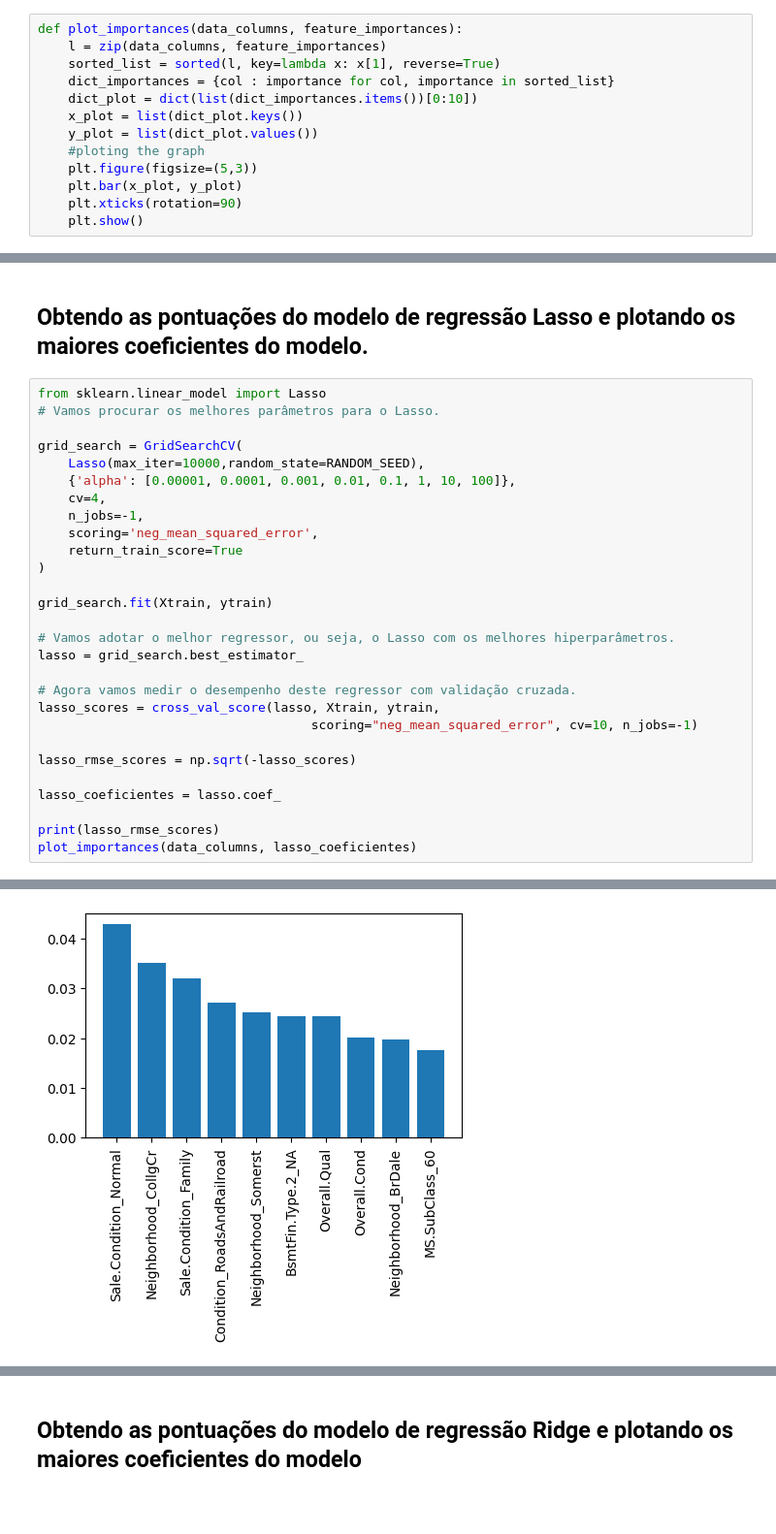
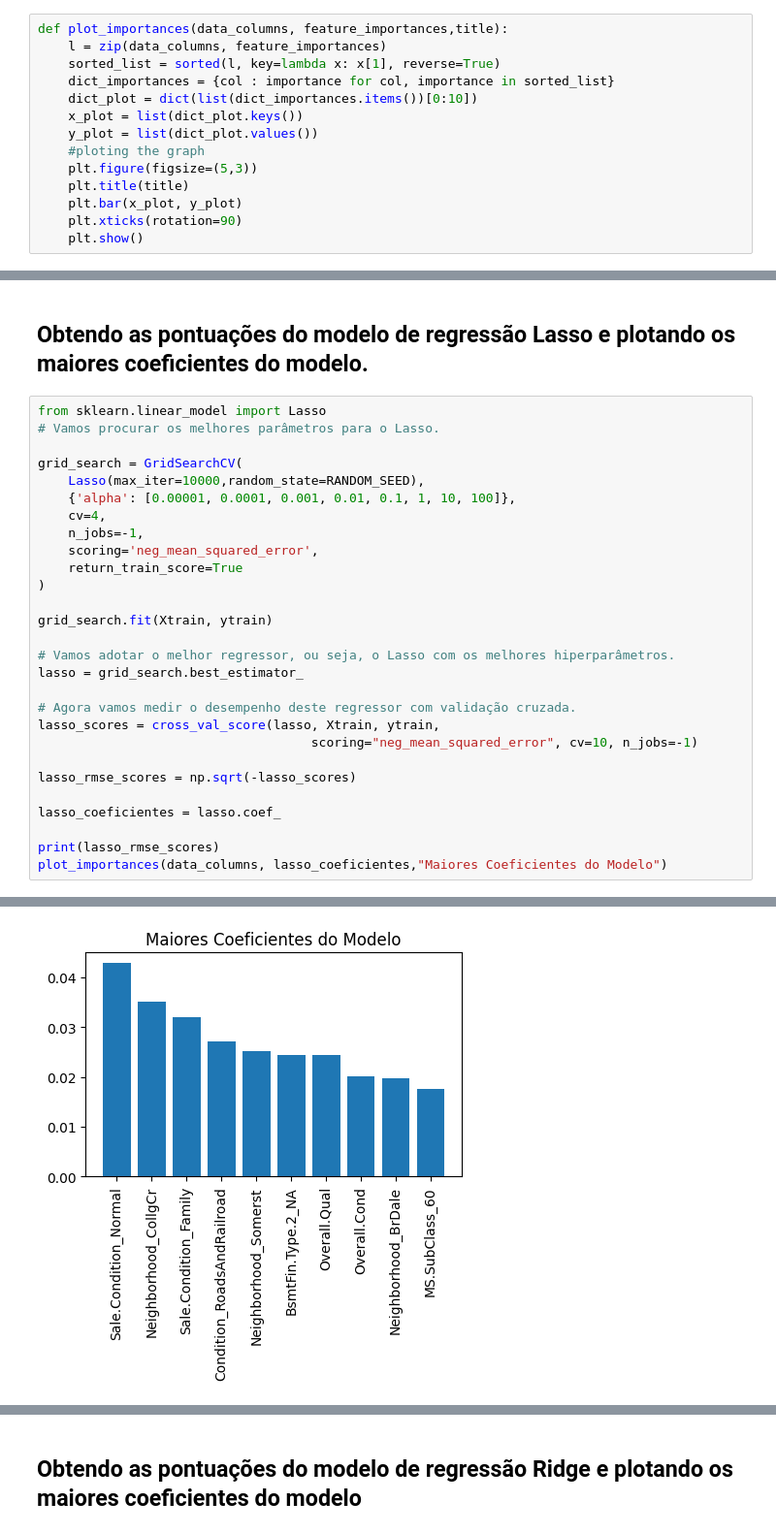
Before and after one commit to GustavoAntony/AmesML, a Jupyter notebook: notebooks/03_linear_regression_modeling.ipynb, the cells around one changed output, grey strips where cells are left out. Shown at 97% size. Cells and saved outputs as stored; diff of their text form; blank space fills up the shorter version.

```diff
--- a/notebooks/03_linear_regression_modeling.ipynb
+++ b/notebooks/03_linear_regression_modeling.ipynb
@@ -350,7 +350,7 @@ y.shape, ytrain.shape, ytest.shape
 # %% [output]
 ((2751,), (2063,), (688,))
 # %%
-def plot_importances(data_columns, feature_importances):
+def plot_importances(data_columns, feature_importances,title):
     l = zip(data_columns, feature_importances)
     sorted_list = sorted(l, key=lambda x: x[1], reverse=True)
     dict_importances = {col : importance for col, importance in sorted_list}
@@ -359,6 +359,7 @@ def plot_importances(data_columns, feature_importances):
     y_plot = list(dict_plot.values())
     #ploting the graph
     plt.figure(figsize=(5,3))
+    plt.title(title)
     plt.bar(x_plot, y_plot)
     plt.xticks(rotation=90)
     plt.show()
@@ -543,33 +544,33 @@ plot_importances(data_columns, feature_importances)
 # %%
 from sklearn.linear_model import Lasso
 # Vamos procurar os melhores parâmetros para o Lasso.
 
 grid_search = GridSearchCV(
     Lasso(max_iter=10000,random_state=RANDOM_SEED),
     {'alpha': [0.00001, 0.0001, 0.001, 0.01, 0.1, 1, 10, 100]},
     cv=4,
     n_jobs=-1,
     scoring='neg_mean_squared_error',
     return_train_score=True
 )
 
 grid_search.fit(Xtrain, ytrain)
 
 # Vamos adotar o melhor regressor, ou seja, o Lasso com os melhores hiperparâmetros.
 lasso = grid_search.best_estimator_
 
 # Agora vamos medir o desempenho deste regressor com validação cruzada.
 lasso_scores = cross_val_score(lasso, Xtrain, ytrain,
                                     scoring="neg_mean_squared_error", cv=10, n_jobs=-1)
 
 lasso_rmse_scores = np.sqrt(-lasso_scores)
 
 lasso_coeficientes = lasso.coef_
 
 print(lasso_rmse_scores)
-plot_importances(data_columns, lasso_coeficientes)
+plot_importances(data_columns, lasso_coeficientes,"Maiores Coeficientes do Modelo")
 # %% [output]
 [0.03836489 0.04956784 0.04914348 0.03859353 0.06538883 0.04099287
  0.04523402 0.04757896 0.04498424 0.04836857]
-[figure, old version]
+[figure, new version]
 # %% [markdown]
```
Also changed, not shown: parts of 9 cells of this notebook, 6 other files.
